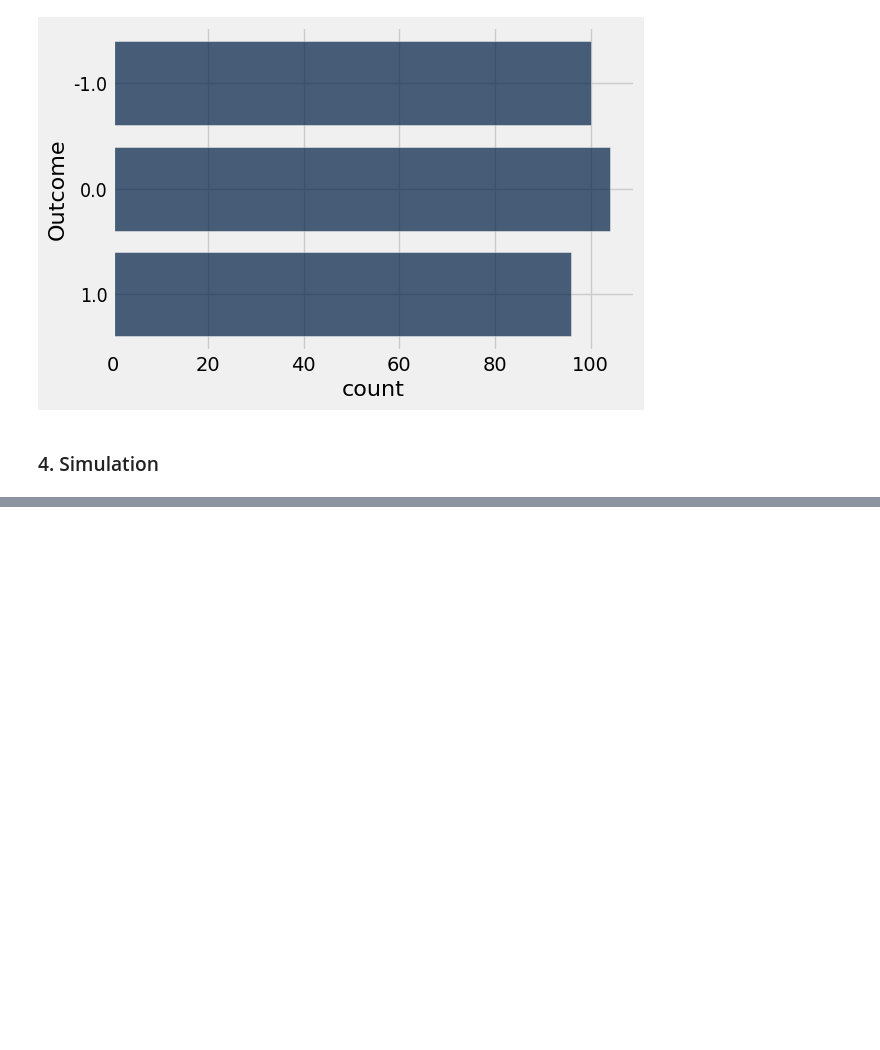
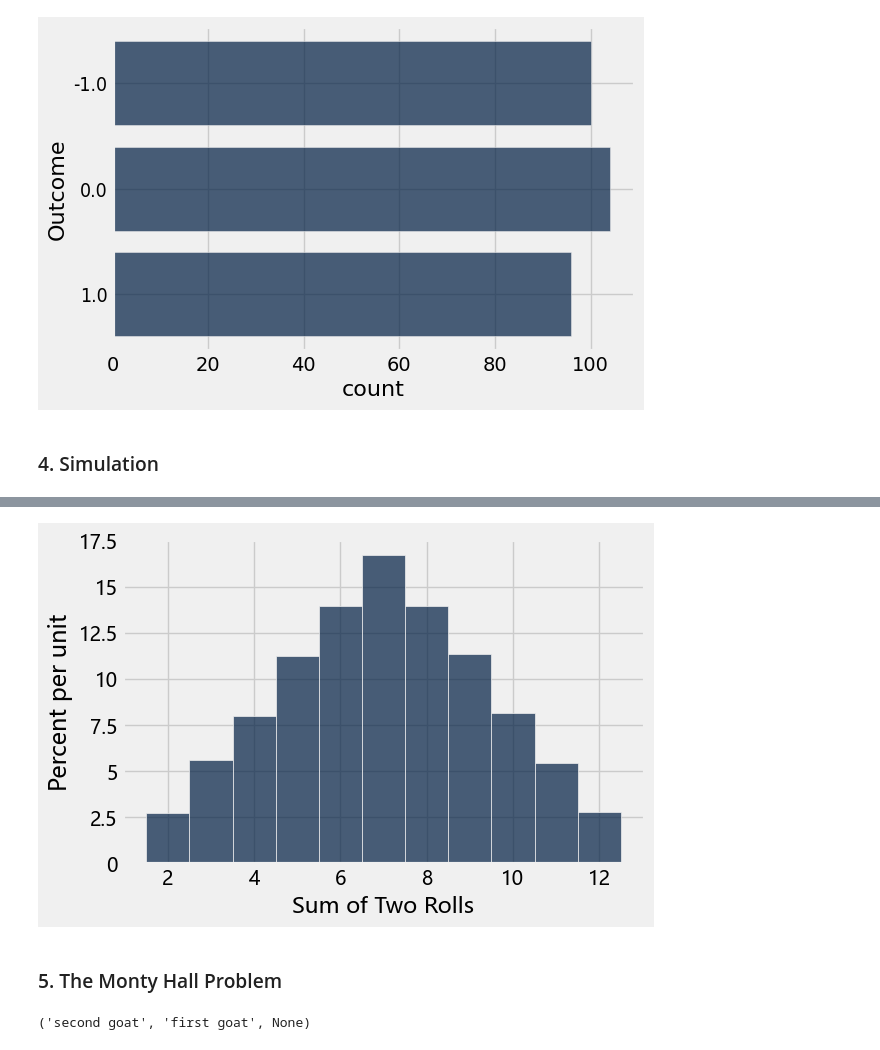
Before and after one commit to Matthew-HMS/Datascience101, a Jupyter notebook: Randomness.ipynb, the cells around one changed output, grey strips where cells are left out. Drawn from its saved outputs; the diff is of its cells as text; code cells hidden in the pictures; blank space fills up the shorter version.

```diff
--- a/Randomness.ipynb
+++ b/Randomness.ipynb
@@ -161,0 +215,17 @@ import numpy as np
+# %%
+def one_simulated_move():
+    return sum(np.random.choice(die, 2))
+# %%
+num_repetitions = 10000
+moves = make_array()
+for i in np.arange(num_repetitions):
+    moves = np.append(moves, one_simulated_move())
+# %%
+results = Table().with_columns(
+    'Repetition', np.arange(1, num_repetitions + 1),
+    'Sum of Two Rolls', moves)
+results.hist('Sum of Two Rolls', bins = np.arange(1.5, 12.6, 1))
+# %% [output]
+[figure, added]
+# %% [markdown]
+### 5. The Monty Hall Problem
@@ -161,0 +249,4 @@ import numpy as np
+# %%
+other_goat('first goat'), other_goat('second goat'), other_goat('third goat')
+# %% [output]
+('second goat', 'first goat', None)
```
Also changed, not shown: parts of 27 cells of this notebook.
